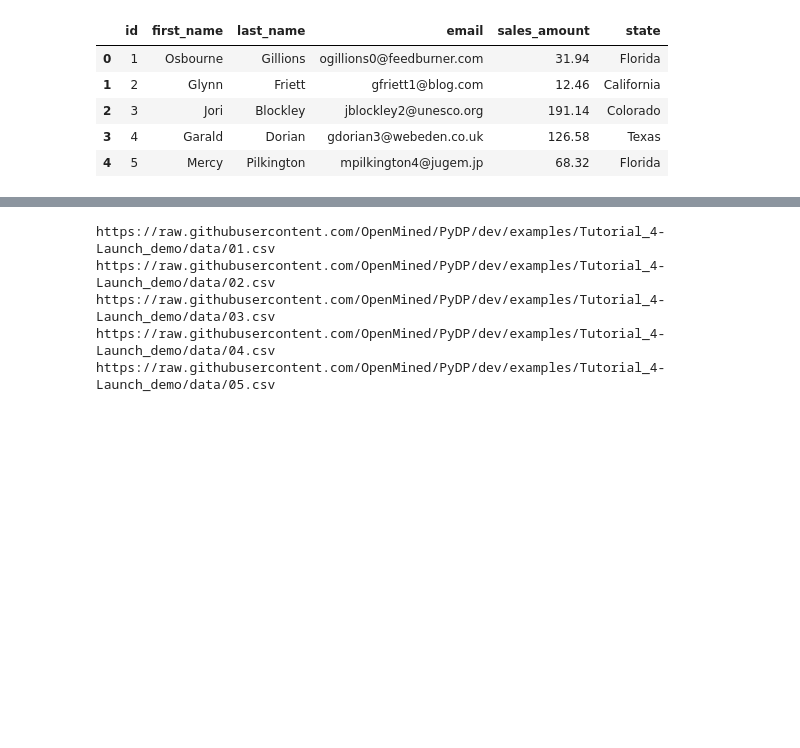
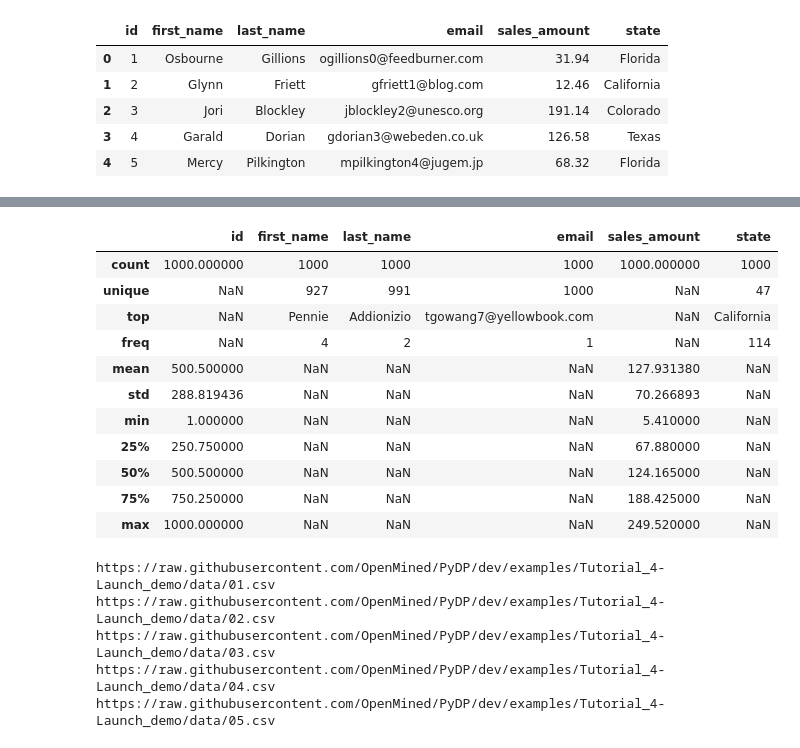
Before and after one commit to wcj365/python-stats-dataviz, a Jupyter notebook: examples/python_dp.ipynb, the cells around one changed output, grey strips where cells are left out. Cells and saved outputs as stored; diff of their text form; code cells hidden in the pictures; blank space fills up the shorter version.

```diff
--- a/examples/python_dp.ipynb
+++ b/examples/python_dp.ipynb
@@ -28,3 +60,18 @@ df1.head()
+# %%
+df1.describe(include="all")
+# %% [output]
+|  | id | first_name | last_name | email | sales_amount | state |
+| count | 1000.000000 | 1000 | 1000 | 1000 | 1000.000000 | 1000 |
+| unique | NaN | 927 | 991 | 1000 | NaN | 47 |
+| top | NaN | Pennie | Addionizio | tgowang7@yellowbook.com | NaN | California |
+| freq | NaN | 4 | 2 | 1 | NaN | 114 |
+| mean | 500.500000 | NaN | NaN | NaN | 127.931380 | NaN |
+| std | 288.819436 | NaN | NaN | NaN | 70.266893 | NaN |
+| min | 1.000000 | NaN | NaN | NaN | 5.410000 | NaN |
+| 25% | 250.750000 | NaN | NaN | NaN | 67.880000 | NaN |
+| 50% | 500.500000 | NaN | NaN | NaN | 124.165000 | NaN |
+| 75% | 750.250000 | NaN | NaN | NaN | 188.425000 | NaN |
+| max | 1000.000000 | NaN | NaN | NaN | 249.520000 | NaN |
 # %%
 URL = "https://raw.githubusercontent.com/OpenMined/PyDP/dev/examples/Tutorial_4-Launch_demo/data"
 
```
Also changed, not shown: parts of 6 cells of this notebook.
